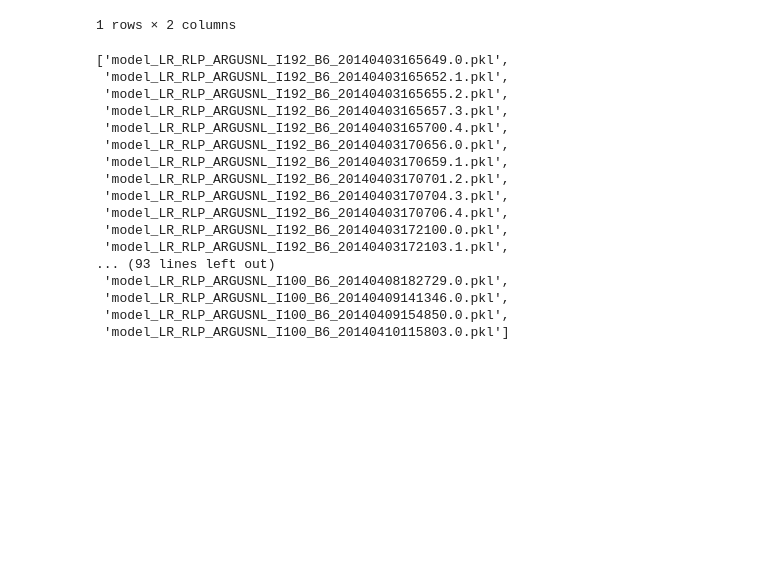
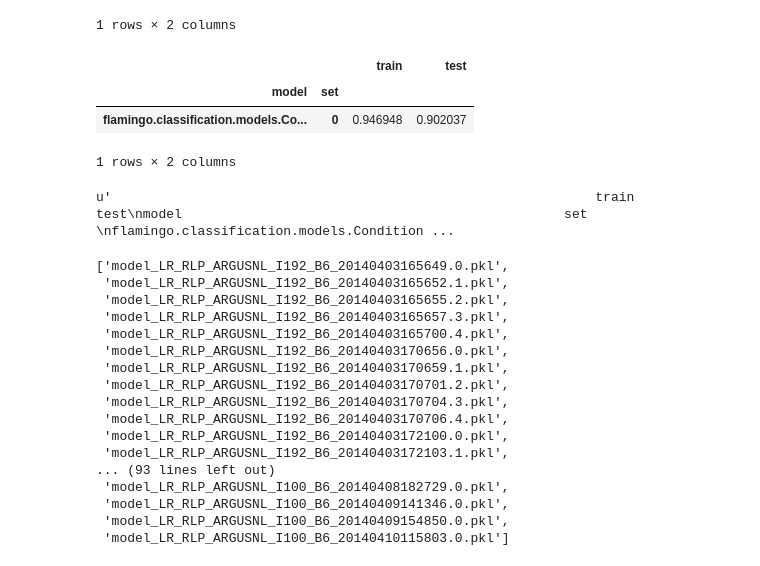
Before and after one commit to openearth/argus-python, a Jupyter notebook: notebooks/batchtest.ipynb, the cells around one changed output. Cells and saved outputs as stored; diff of their text form; code cells hidden in the pictures; blank space fills up the shorter version.

```diff
--- a/notebooks/batchtest.ipynb
+++ b/notebooks/batchtest.ipynb
@@ -129,6 +160,18 @@ scores_RLP
 | model | set |  |  |
 | image_classification.classificati... | 0 | 0.713315 | 0.708764 |
 1 rows × 2 columns
+# %%
+scores_CRF = classify.run_scoring('argusnl', class_aggregation=aggregation)
+scores_CRF
+# %% [output]
+|  |  | train | test |
+| model | set |  |  |
+| flamingo.classification.models.Co... | 0 | 0.946948 | 0.902037 |
+1 rows × 2 columns
+# %%
+scores_CRF.to_
+# %% [output]
+u'                                                              train      test\nmodel                                                 set                    \nflamingo.classification.models.Condition ...
 # %%
 filesys.get_model_list('argusnl')
 # %% [output]
```
Also changed, not shown: parts of 6 cells of this notebook, 4 other files.
